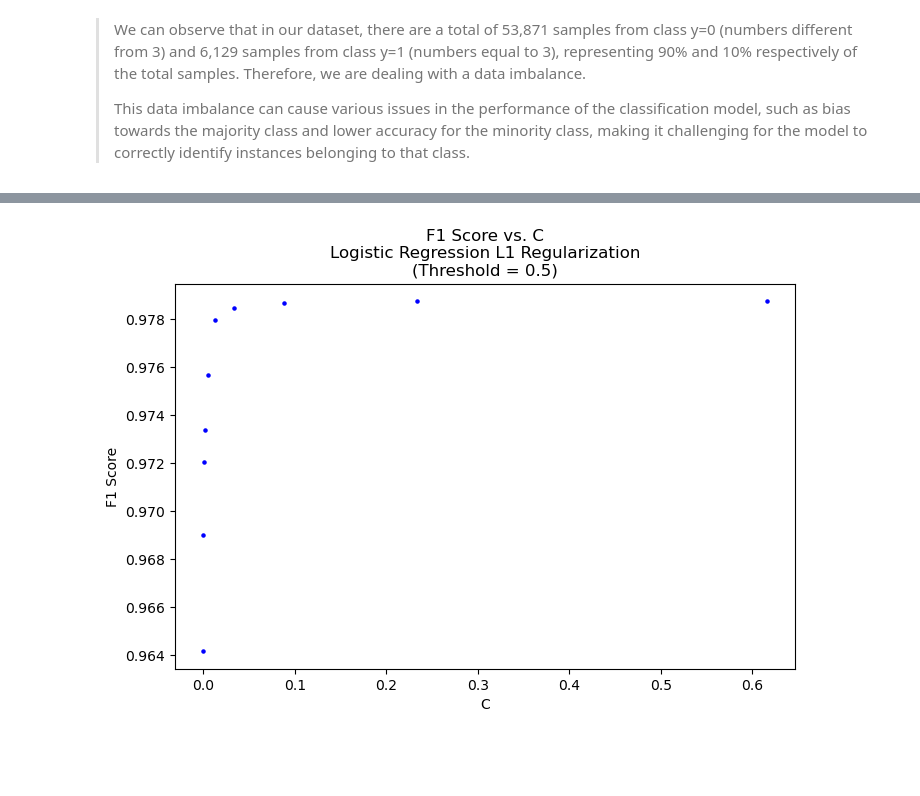
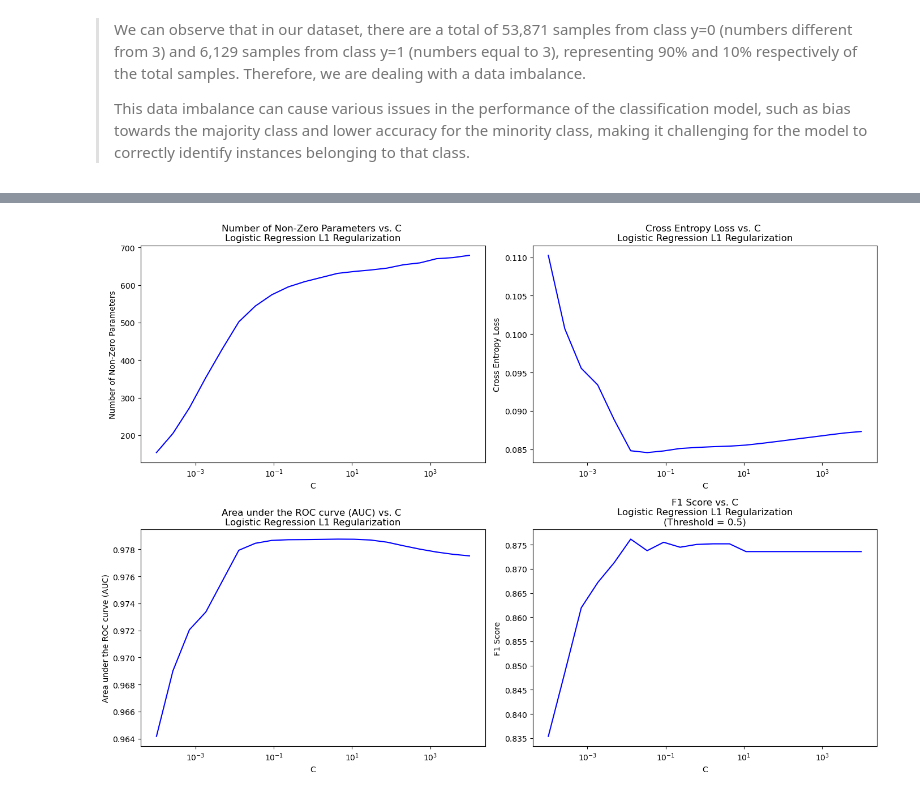
Before and after one commit to BarbaraPFloresRios/IDS705_PrinciplesOfMachineLearning, a Jupyter notebook: Assignment_3_SupervisedLearning_ModelTrainingAndEvaluation/Assignment_3.ipynb, the cells around one changed output, grey strips where cells are left out. Saved outputs shown, nothing was run; the diff lists cells and outputs as text; code cells hidden in the pictures; blank space fills up the shorter version.

```diff
--- a/Assignment_3_SupervisedLearning_ModelTrainingAndEvaluation/Assignment_3.ipynb
+++ b/Assignment_3_SupervisedLearning_ModelTrainingAndEvaluation/Assignment_3.ipynb
@@ -680,9 +682,9 @@ cross_entropy_loss = []
 auc = []
 f1 = []
 
-for i in range(10):
+for i in range(20):
     model = LogisticRegression(
-        penalty="l1", solver="liblinear", C=C_values[i], random_state=123
+        penalty="l1", solver="liblinear", C=C_values[i], random_state=42
     )
     model.fit(X_train, y_train)
 
@@ -756,17 +708,58 @@ plt.show()
-# %%
-# F1 score
-
-plt.figure(figsize=(8, 5))
-plt.scatter(
-    C_values[0:10],
-    auc,
-    color="blue",
-    s=5,
-)
-plt.xlabel("C")
-plt.ylabel("F1 Score")
-# plt.title("F1 score vs. C \nLogistic Regression L1 Regularization")
-plt.title("F1 Score vs. C\nLogistic Regression L1 Regularization\n(Threshold = 0.5)")
-plt.show()
-# %% [output]
-[figure, removed]
+# %%
+fig, axes = plt.subplots(2, 2, figsize=(14, 10))
+
+# Number of Non-Zero Parameters
+axes[0, 0].plot(
+    C_values,
+    n_non_zero_params,
+    color="blue",
+)
+axes[0, 0].set_xlabel("C")
+axes[0, 0].set_ylabel("Number of Non-Zero Parameters")
+axes[0, 0].set_title(
+    "Number of Non-Zero Parameters vs. C \nLogistic Regression L1 Regularization"
+)
+axes[0, 0].set_xscale("log")
+
+# Cross entropy loss
+axes[0, 1].plot(
+    C_values,
+    cross_entropy_loss,
+    color="blue",
+)
+axes[0, 1].set_xlabel("C")
+axes[0, 1].set_ylabel("Cross Entropy Loss")
+axes[0, 1].set_title("Cross Entropy Loss vs. C \nLogistic Regression L1 Regularization")
+axes[0, 1].set_xscale("log")
+
+# Area under the ROC curve (AUC)
+axes[1, 0].plot(
+    C_values,
+    auc,
+    color="blue",
+)
+axes[1, 0].set_xlabel("C")
+axes[1, 0].set_ylabel("Area under the ROC curve (AUC)")
+axes[1, 0].set_title(
+    "Area under the ROC curve (AUC) vs. C \nLogistic Regression L1 Regularization"
+)
+axes[1, 0].set_xscale("log")
+
+# F1 score
+axes[1, 1].plot(
+    C_values,
+    f1,
+    color="blue",
+)
+axes[1, 1].set_xlabel("C")
+axes[1, 1].set_ylabel("F1 Score")
+axes[1, 1].set_title(
+    "F1 Score vs. C\nLogistic Regression L1 Regularization\n(Threshold = 0.5)"
+)
+axes[1, 1].set_xscale("log")
+
+
+plt.tight_layout()
+plt.show()
+# %% [output]
+[figure, added]
```
Also changed, not shown: parts of 5 cells of this notebook.
